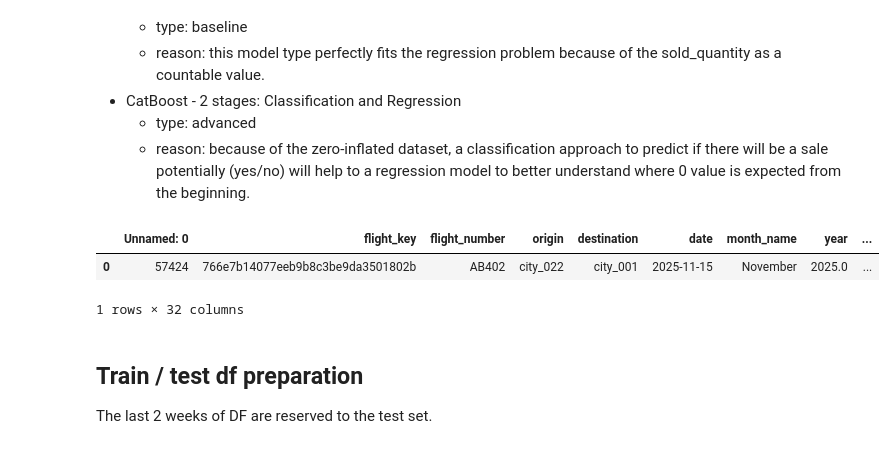
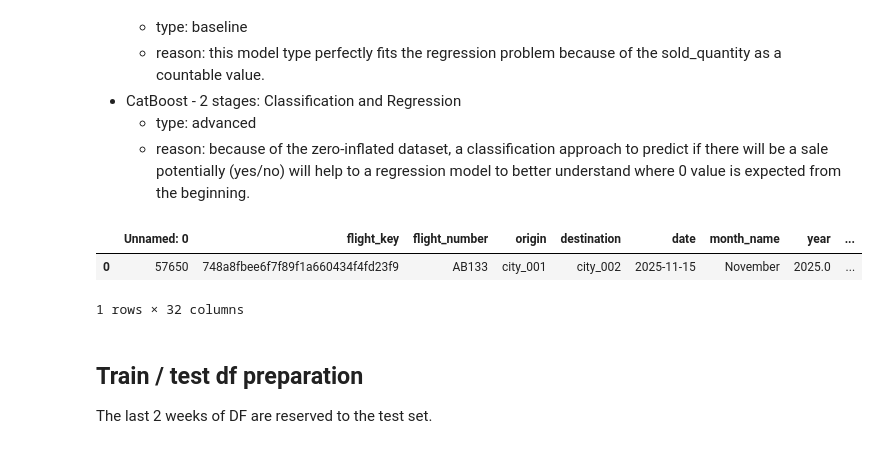
Before and after one commit to vkniazeva/ai-analytics-agent, a Jupyter notebook: forecasting/analysis/03_modeling.ipynb, the cells around one changed output. Saved outputs shown, nothing was run; the diff lists cells and outputs as text; code cells hidden in the pictures.

```diff
--- a/forecasting/analysis/03_modeling.ipynb
+++ b/forecasting/analysis/03_modeling.ipynb
@@ -19,11 +19,11 @@ from sklearn.metrics import mean_absolute_error
 import numpy as np
 pd.set_option('display.max_rows', None)
 # %%
-df = pd.read_csv("interim_for_notebooks/complete_data_with_features.csv", parse_dates=['date'])
+df = pd.read_csv("../interim_files/notebooks/complete_data_with_features.csv", parse_dates=['date'])
 df.head(1)
 # %% [output]
 |  | Unnamed: 0 | flight_key | flight_number | origin | destination | date | month_name | year | ... |
-| 0 | 57424 | 766e7b14077eeb9b8c3be9da3501802b | AB402 | city_022 | city_001 | 2025-11-15 | November | 2025.0 | ... |
+| 0 | 57650 | 748a8fbee6f7f89f1a660434f4fd23f9 | AB133 | city_001 | city_002 | 2025-11-15 | November | 2025.0 | ... |
 1 rows × 32 columns
 # %% [markdown]
 ## Train / test df preparation
```
Also changed, not shown: parts of 5 cells of this notebook, 12 other files.
